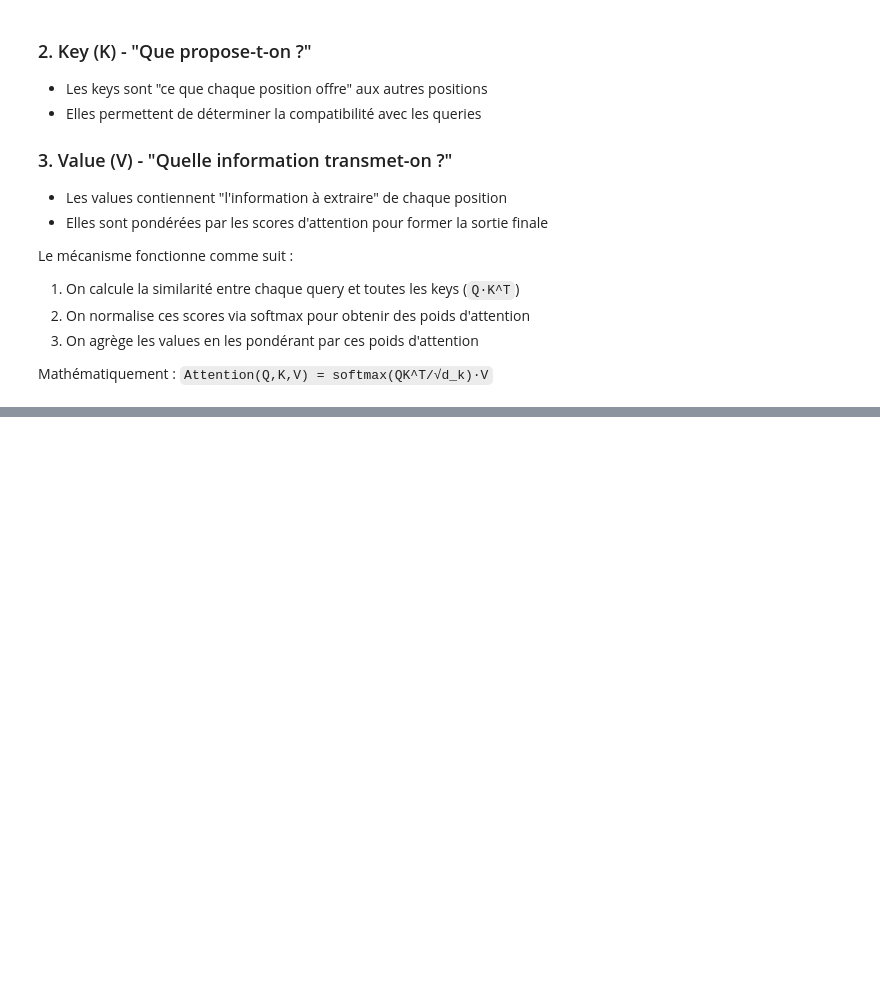
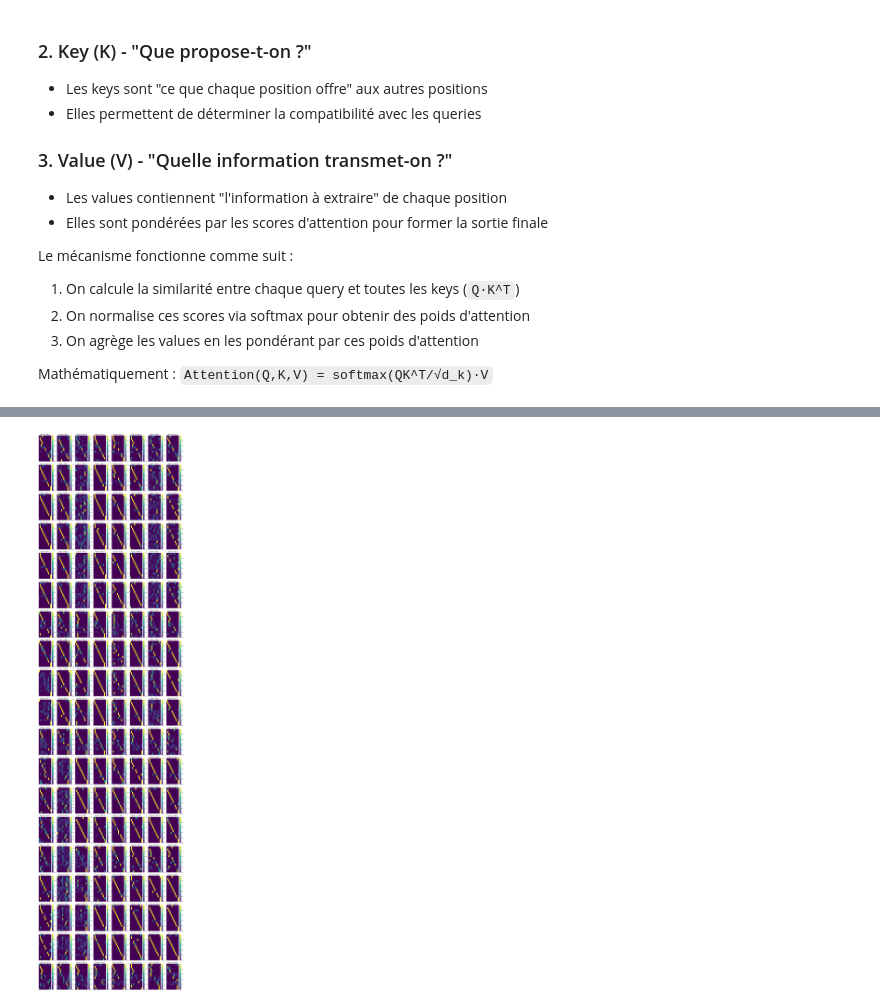
Before and after one commit to NAS2pwn/Transformer, a Jupyter notebook: self_attention.ipynb, the cells around one changed output, grey strips where cells are left out. Cells and saved outputs as stored; diff of their text form; code cells hidden in the pictures; blank space fills up the shorter version.

```diff
--- a/self_attention.ipynb
+++ b/self_attention.ipynb
@@ -302,0 +190,10 @@ Traduction générée: Je voudrais bien savoir davantage .
+# %%
+# Visualisation de l'évolution
+print("Évolution des traductions:")
+print("-" * 80)
+for epoch in available_epochs:
+    translation = translate_text(example_text, epoch)
+    print(f"\nÉpoque {epoch}:")
+    print(f"Source: {example_text}")
+    print(f"Traduction: {translation}")
+    print("-" * 40)
@@ -302,0 +218,35 @@ Traduction générée: Je voudrais bien savoir davantage .
+# %%
+# Visualisation des patterns d'attention
+n_epochs = len(available_epochs)
+n_heads = config["d_model"] // 64  # Généralement 8 têtes pour d_model=512
+fig, axes = plt.subplots(n_epochs, n_heads, figsize=(20, 4*n_epochs))
+
+if n_epochs == 1:
+    axes = [axes]
+
+for i, epoch in enumerate(available_epochs):
+    attention_scores, token_texts = visualize_attention(example_text, epoch)
+    valid_len = len(token_texts)
+
+    for h in range(n_heads):
+        scores_to_plot = attention_scores[h, :valid_len, :valid_len]
+        ax = axes[i][h]
+
+        sns.heatmap(scores_to_plot,
+                    annot=False,
+                    cmap="viridis",
+                    xticklabels=token_texts,
+                    yticklabels=token_texts,
+                    ax=ax)
+
+        ax.set_title(f"Epoch {epoch}, Tête {h+1}")
+        ax.set_xticklabels(token_texts, rotation=90)
+        ax.set_yticklabels(token_texts, rotation=0)
+        ax.set_xticks(np.arange(0, len(token_texts)))
+        ax.set_yticks(np.arange(0, len(token_texts)))
+        ax.grid(False)
+
+plt.tight_layout()
+plt.show()
+# %% [output]
+[figure, added]
```
Also changed, not shown: parts of 18 cells of this notebook, 2 other files.
